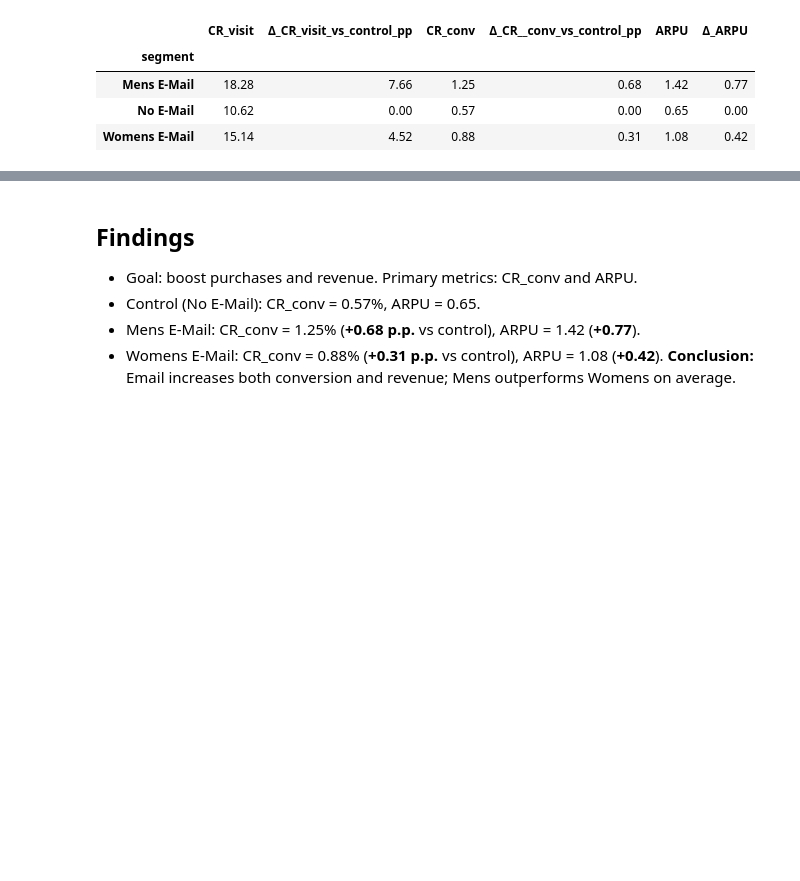
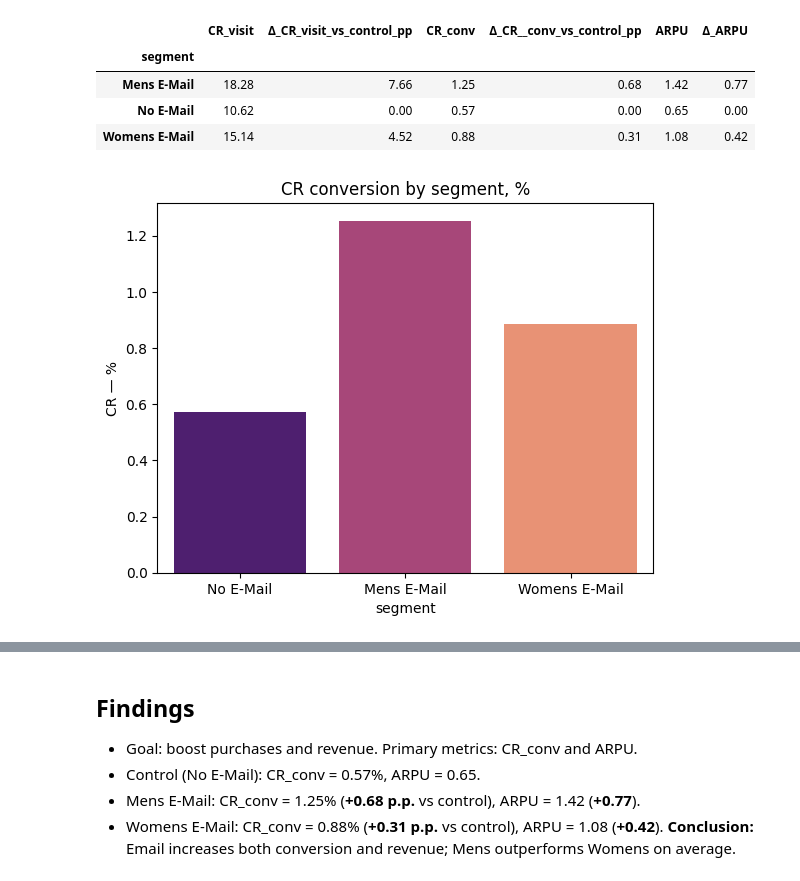
Before and after one commit to qpx-hatikrist/email-uplift-ab, a Jupyter notebook: notebooks/01_eda.ipynb, the cells around one changed output, grey strips where cells are left out. Drawn from its saved outputs; the diff is of its cells as text; code cells hidden in the pictures; blank space fills up the shorter version.

```diff
--- a/notebooks/01_eda.ipynb
+++ b/notebooks/01_eda.ipynb
@@ -87,3 +91,11 @@ result_by_cv_arpu
 | Mens E-Mail | 18.28 | 7.66 | 1.25 | 0.68 | 1.42 | 0.77 |
 | No E-Mail | 10.62 | 0.00 | 0.57 | 0.00 | 0.65 | 0.00 |
 | Womens E-Mail | 15.14 | 4.52 | 0.88 | 0.31 | 1.08 | 0.42 |
+# %%
+cr_conv_pct = (cr_by_conversion * 100).reindex(["No E-Mail", "Mens E-Mail", "Womens E-Mail"])
+sns.barplot(x=cr_conv_pct.index, y=cr_conv_pct.values, hue=cr_conv_pct.index, legend=False, palette='magma')
+plt.title('CR conversion by segment, %')
+plt.ylabel('CR — %')
+plt.savefig("../reports/figures/cr_conv_by_segment.png", dpi=200)
+# %% [output]
+[figure, added]
```
Also changed, not shown: parts of 4 cells of this notebook.
